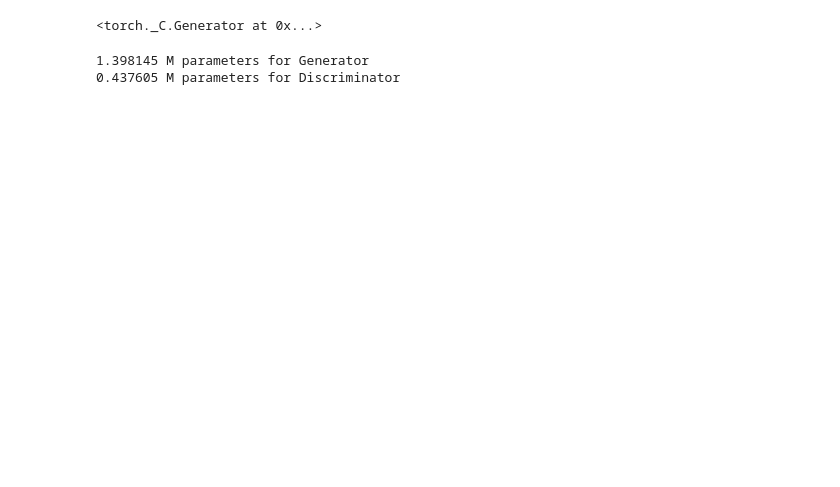
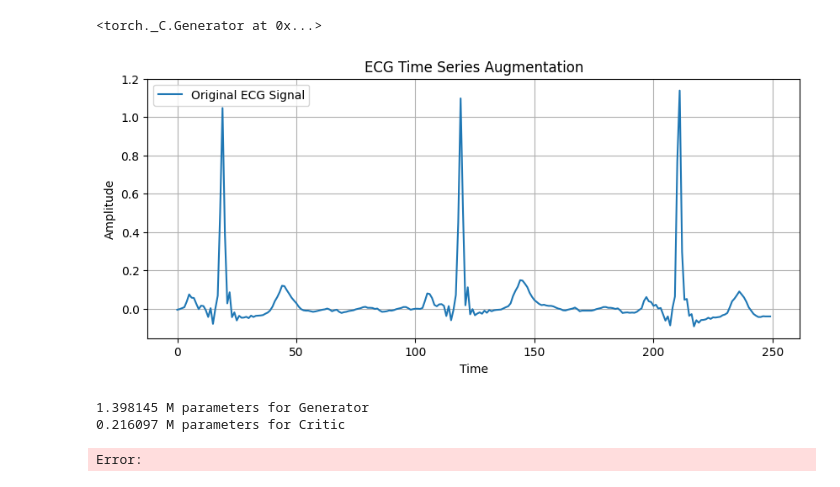
Before and after one commit to Lasers67/BiometricByPass, a Jupyter notebook: src/CGAN.ipynb, the cells around one changed output. Cells and saved outputs as stored; diff of their text form; code cells hidden in the pictures; blank space fills up the shorter version.

```diff
--- a/src/CGAN.ipynb
+++ b/src/CGAN.ipynb
@@ -17,13 +26,15 @@ torch.manual_seed(42)
 # %% [output]
 <torch._C.Generator at 0x...>
 # %%
-num_subclasses = 1000
-epochs = 1000
+num_subclasses = 300
+epochs = 151
 seq_size = 250
 batch_size = 32
 num_aug = 5
 split_size=0.8
-lr = 5e-5
+lr = 5e-4
+input_channel = 4
+output_channel = 1
 # %%
 X, _ = load_traindata(num_subclasses)
 X = torch.tensor(X, dtype=torch.float32)
@@ -44,2 +101,20 @@ Y_t = X_test_tensor[:, :, 1]
+# %%
+def plotWave_aug(X, text):
+    # If input is already numpy, no need for detach or cpu
+    x_np = X.squeeze()
+
+    plt.figure(figsize=(10, 4))
+    plt.plot(x_np, label=text)
+    plt.title("ECG Time Series Augmentation")
+    plt.xlabel("Time")
+    plt.ylabel("Amplitude")
+    plt.legend()
+    plt.grid(True)
+    plt.show()
+# %%
+a = X[:,:, 2][0].detach().cpu().numpy()
+plotWave_aug(a, "Original ECG Signal")
+# %% [output]
+[figure, added]
 # %%
 class Generator(nn.Module):
@@ -176,15 +335,18 @@ test_dataset = TensorDataset(X_t, Y_t)
 dataloader = DataLoader(dataset, batch_size=batch_size, shuffle=True)
 test_dataloader = DataLoader(test_dataset, batch_size=batch_size, shuffle=True)
 generator = Generator().to(device)
-discriminator = Discriminator(seq_size).to(device)
-#criterion = nn.BCELoss()
+#discriminator = Discriminator(seq_size).to(device)
+critic  = Critic(seq_size).to(device)
+criterion = nn.BCELoss()
 optimizer_g = torch.optim.Adam(generator.parameters(), lr=0.0005)
-optimizer_d = torch.optim.Adam(discriminator.parameters(), lr=0.0001)
+#optimizer_d = torch.optim.Adam(discriminator.parameters(), lr=0.0001)
+optimizer_c = torch.optim.AdamW(critic.parameters(), lr=0.0001)
 print(sum(p.numel() for p in generator.parameters())/1e6, 'M parameters for Generator')
-print(sum(p.numel() for p in discriminator.parameters())/1e6, 'M parameters for Discriminator')
+#print(sum(p.numel() for p in discriminator.parameters())/1e6, 'M parameters for Discriminator')
+print(sum(p.numel() for p in critic.parameters())/1e6, 'M parameters for Critic')
 # %% [output]
 1.398145 M parameters for Generator
-0.437605 M parameters for Discriminator
+0.216097 M parameters for Critic
 # %%
 def plot_losses(d_losses, g_losses):
     def smooth_curve(points, factor=0.9):
@@ -228,3 +390,23 @@ def plotWave(X, Y, c=0):
 # %%
 def l1_loss(x,y):
     return torch.mean(torch.abs(x - y))
+# %%
+def compute_gradient_penalty(critic, real_samples, fake_samples, real_1, device):
+    alpha = torch.rand(real_samples.size(0), 1, 1).to(device)
+    interpolates = (alpha * real_samples + (1 - alpha) * fake_samples).requires_grad_(True)
+    critic_input = torch.cat([interpolates, real_1], dim=1)
+    critic_interpolates = critic(critic_input)
+    grad_outputs = torch.ones_like(critic_interpolates).to(device)
+    gradients = torch.autograd.grad(
+        outputs=critic_interpolates,
+        inputs=critic_input,
+        grad_outputs=grad_outputs,
+        create_graph=True,
+        retain_graph=True,
+        only_inputs=True
+    )[0]
+    gradients = gradients.view(gradients.size(0), -1)
+    gradient_penalty = ((gradients.norm(2, dim=1) - 1) ** 2).mean()
+    return gradient_penalty
+# %% [output]
+Error:
```
Also changed, not shown: parts of 16 cells of this notebook, 6 other files.
